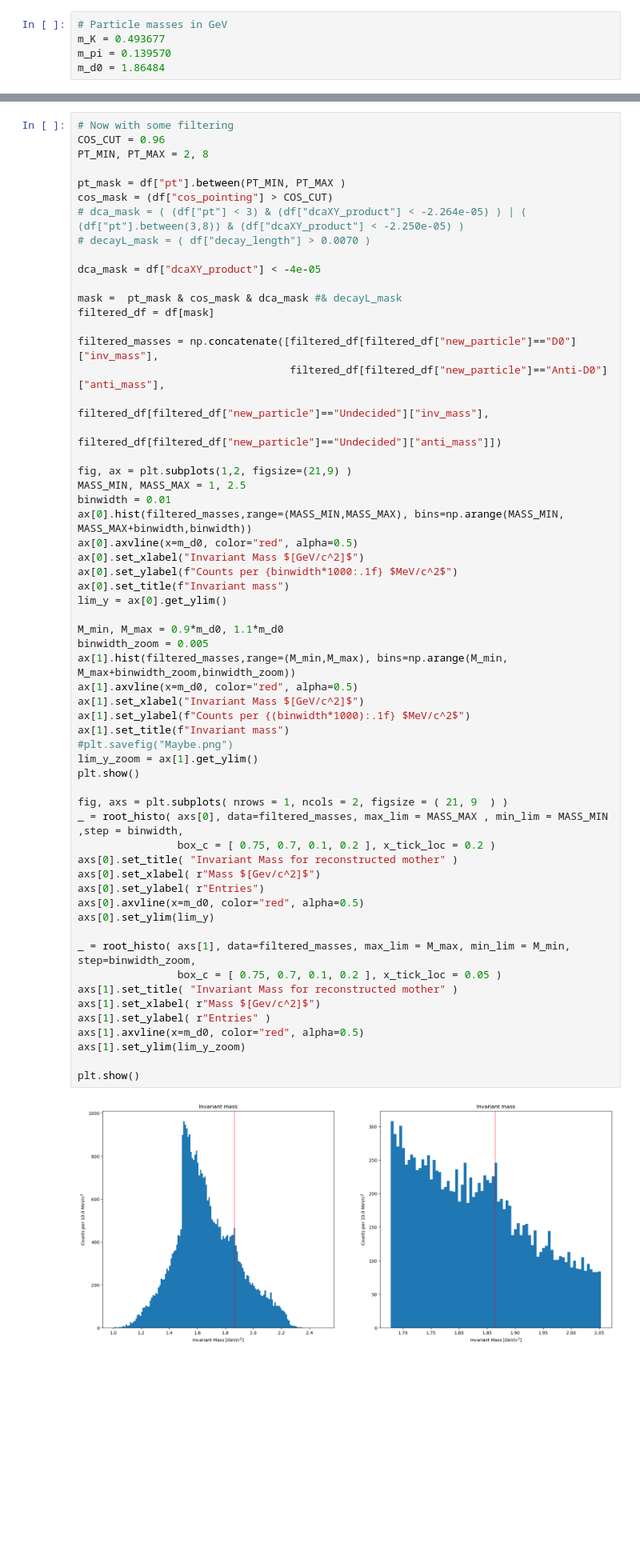
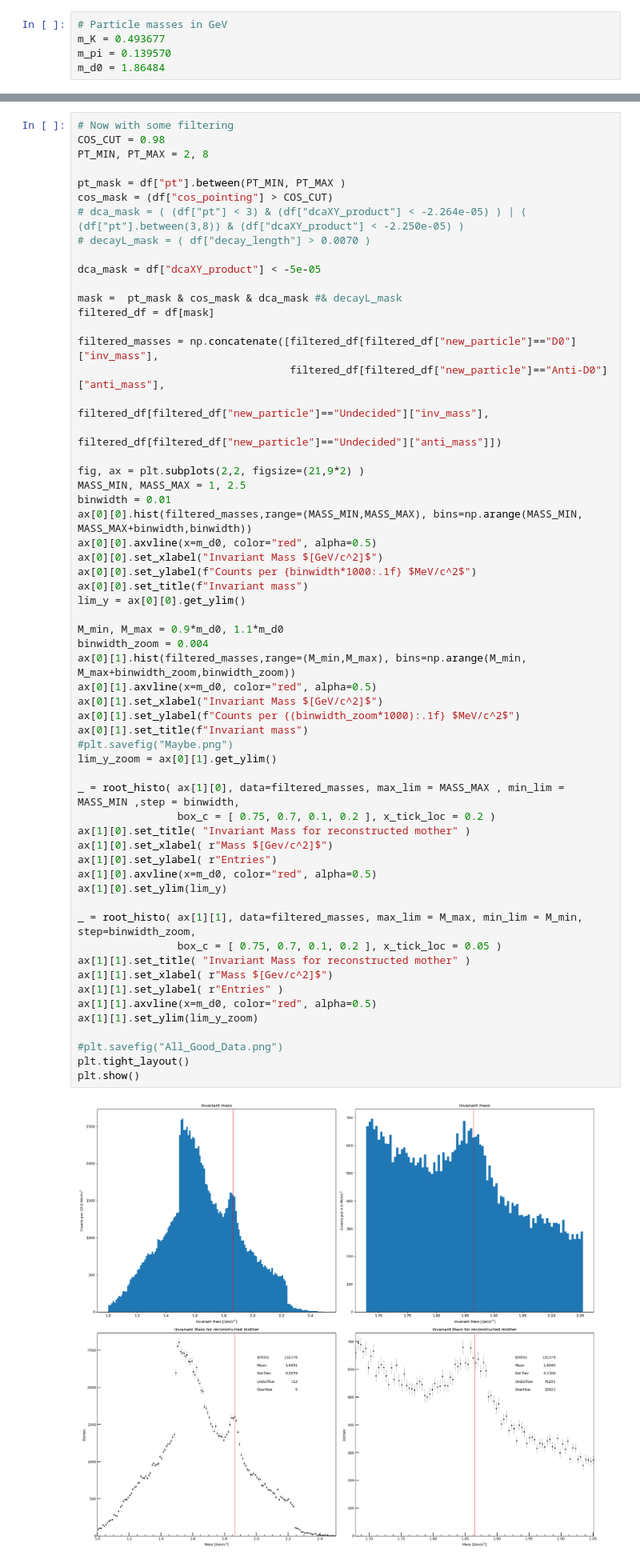
Before and after one commit to LeoPi314/LCPB_Project, a Jupyter notebook: Big_Combinatorial/Results/Final_Pairs.ipynb, the cells around one changed output, grey strips where cells are left out. Shown at 80% size. Saved outputs shown, nothing was run; the diff lists cells and outputs as text; blank space fills up the shorter version.

```diff
--- a/Big_Combinatorial/Results/Final_Pairs.ipynb
+++ b/Big_Combinatorial/Results/Final_Pairs.ipynb
@@ -116,62 +176,62 @@ Index(['dcaXY_product', 'inv_mass', 'anti_mass', 'pt', 'decay_length',
       dtype='object')
 # %%
 # Now with some filtering
-COS_CUT = 0.96
+COS_CUT = 0.98
 PT_MIN, PT_MAX = 2, 8
 
 pt_mask = df["pt"].between(PT_MIN, PT_MAX )
 cos_mask = (df["cos_pointing"] > COS_CUT)
 # dca_mask = ( (df["pt"] < 3) & (df["dcaXY_product"] < -2.264e-05) ) | ( (df["pt"].between(3,8)) & (df["dcaXY_product"] < -2.250e-05) )
 # decayL_mask = ( df["decay_length"] > 0.0070 )
 
-dca_mask = df["dcaXY_product"] < -4e-05
+dca_mask = df["dcaXY_product"] < -5e-05
 
 mask =  pt_mask & cos_mask & dca_mask #& decayL_mask
 filtered_df = df[mask]
 
 filtered_masses = np.concatenate([filtered_df[filtered_df["new_particle"]=="D0"]["inv_mass"],
                                   filtered_df[filtered_df["new_particle"]=="Anti-D0"]["anti_mass"],
                                   filtered_df[filtered_df["new_particle"]=="Undecided"]["inv_mass"],
                                   filtered_df[filtered_df["new_particle"]=="Undecided"]["anti_mass"]])
 
-fig, ax = plt.subplots(1,2, figsize=(21,9) )
+fig, ax = plt.subplots(2,2, figsize=(21,9*2) )
 MASS_MIN, MASS_MAX = 1, 2.5
 binwidth = 0.01
-ax[0].hist(filtered_masses,range=(MASS_MIN,MASS_MAX), bins=np.arange(MASS_MIN, MASS_MAX+binwidth,binwidth))
-ax[0].axvline(x=m_d0, color="red", alpha=0.5)
-ax[0].set_xlabel("Invariant Mass $[GeV/c^2]$")
-ax[0].set_ylabel(f"Counts per {binwidth*1000:.1f} $MeV/c^2$")
-ax[0].set_title(f"Invariant mass")
-lim_y = ax[0].get_ylim()
+ax[0][0].hist(filtered_masses,range=(MASS_MIN,MASS_MAX), bins=np.arange(MASS_MIN, MASS_MAX+binwidth,binwidth))
+ax[0][0].axvline(x=m_d0, color="red", alpha=0.5)
+ax[0][0].set_xlabel("Invariant Mass $[GeV/c^2]$")
+ax[0][0].set_ylabel(f"Counts per {binwidth*1000:.1f} $MeV/c^2$")
+ax[0][0].set_title(f"Invariant mass")
+lim_y = ax[0][0].get_ylim()
 
 M_min, M_max = 0.9*m_d0, 1.1*m_d0
-binwidth_zoom = 0.005
-ax[1].hist(filtered_masses,range=(M_min,M_max), bins=np.arange(M_min, M_max+binwidth_zoom,binwidth_zoom))
-ax[1].axvline(x=m_d0, color="red", alpha=0.5)
-ax[1].set_xlabel("Invariant Mass $[GeV/c^2]$")
-ax[1].set_ylabel(f"Counts per {(binwidth*1000):.1f} $MeV/c^2$")
-ax[1].set_title(f"Invariant mass")
+binwidth_zoom = 0.004
+ax[0][1].hist(filtered_masses,range=(M_min,M_max), bins=np.arange(M_min, M_max+binwidth_zoom,binwidth_zoom))
+ax[0][1].axvline(x=m_d0, color="red", alpha=0.5)
+ax[0][1].set_xlabel("Invariant Mass $[GeV/c^2]$")
+ax[0][1].set_ylabel(f"Counts per {(binwidth_zoom*1000):.1f} $MeV/c^2$")
+ax[0][1].set_title(f"Invariant mass")
 #plt.savefig("Maybe.png")
-lim_y_zoom = ax[1].get_ylim()
+lim_y_zoom = ax[0][1].get_ylim()
+
+_ = root_histo( ax[1][0], data=filtered_masses, max_lim = MASS_MAX , min_lim = MASS_MIN ,step = binwidth,
+                box_c = [ 0.75, 0.7, 0.1, 0.2 ], x_tick_loc = 0.2 )
+ax[1][0].set_title( "Invariant Mass for reconstructed mother" )
+ax[1][0].set_xlabel( r"Mass $[Gev/c^2]$")
+ax[1][0].set_ylabel( r"Entries")
+ax[1][0].axvline(x=m_d0, color="red", alpha=0.5)
+ax[1][0].set_ylim(lim_y)
+
+_ = root_histo( ax[1][1], data=filtered_masses, max_lim = M_max, min_lim = M_min, step=binwidth_zoom,
+                box_c = [ 0.75, 0.7, 0.1, 0.2 ], x_tick_loc = 0.05 )
+ax[1][1].set_title( "Invariant Mass for reconstructed mother" )
+ax[1][1].set_xlabel( r"Mass $[Gev/c^2]$")
+ax[1][1].set_ylabel( r"Entries" )
+ax[1][1].axvline(x=m_d0, color="red", alpha=0.5)
+ax[1][1].set_ylim(lim_y_zoom)
+
+#plt.savefig("All_Good_Data.png")
+plt.tight_layout()
 plt.show()
-
-fig, axs = plt.subplots( nrows = 1, ncols = 2, figsize = ( 21, 9  ) )
-_ = root_histo( axs[0], data=filtered_masses, max_lim = MASS_MAX , min_lim = MASS_MIN ,step = binwidth,
-                box_c = [ 0.75, 0.7, 0.1, 0.2 ], x_tick_loc = 0.2 )
-axs[0].set_title( "Invariant Mass for reconstructed mother" )
-axs[0].set_xlabel( r"Mass $[Gev/c^2]$")
-axs[0].set_ylabel( r"Entries")
-axs[0].axvline(x=m_d0, color="red", alpha=0.5)
-axs[0].set_ylim(lim_y)
-
-_ = root_histo( axs[1], data=filtered_masses, max_lim = M_max, min_lim = M_min, step=binwidth_zoom,
-                box_c = [ 0.75, 0.7, 0.1, 0.2 ], x_tick_loc = 0.05 )
-axs[1].set_title( "Invariant Mass for reconstructed mother" )
-axs[1].set_xlabel( r"Mass $[Gev/c^2]$")
-axs[1].set_ylabel( r"Entries" )
-axs[1].axvline(x=m_d0, color="red", alpha=0.5)
-axs[1].set_ylim(lim_y_zoom)
-
-plt.show()
 # %% [output]
-[figure, old version]
+[figure, new version]
```
Also changed, not shown: parts of 7 cells of this notebook, 2 other files.
